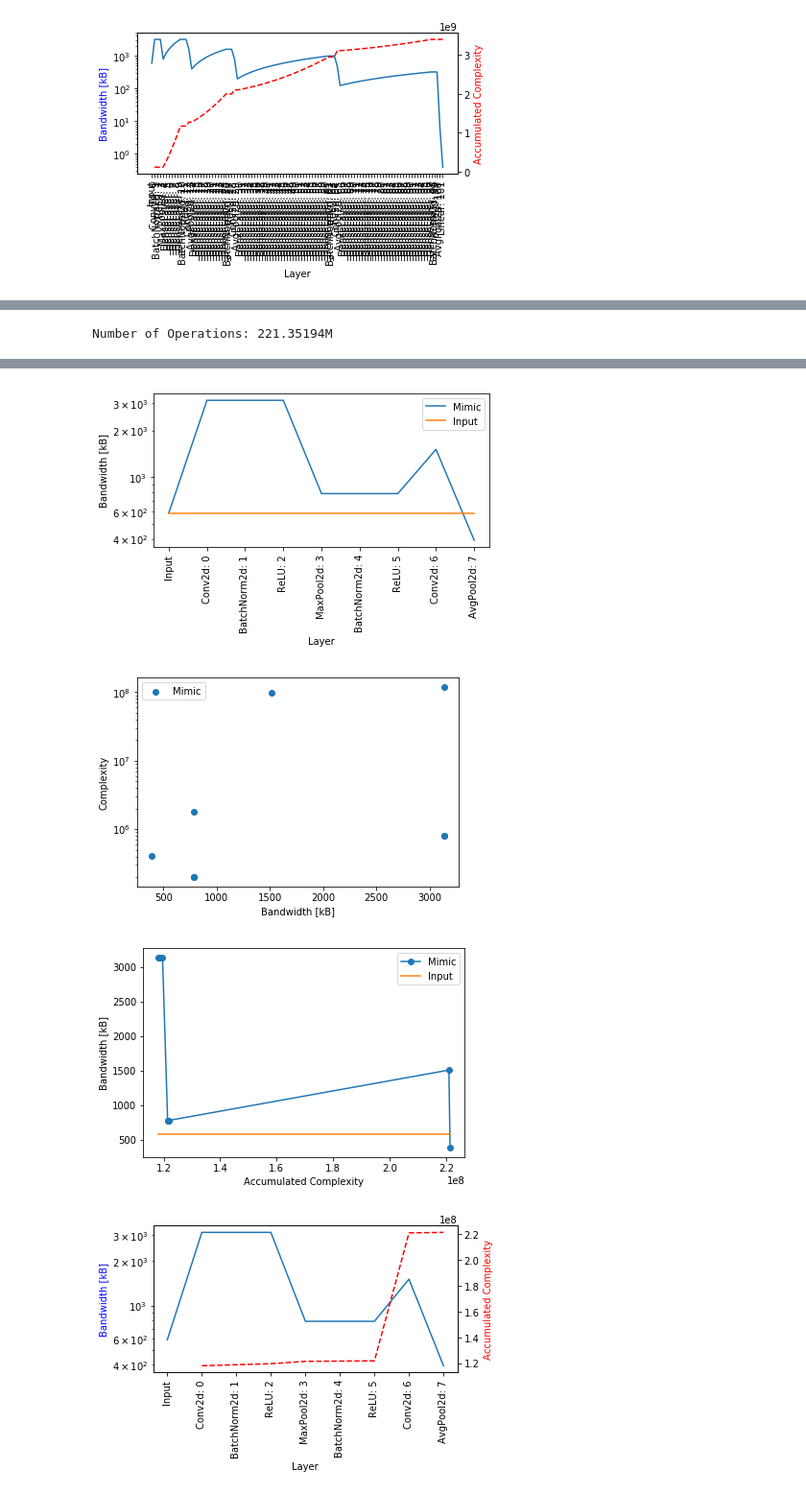
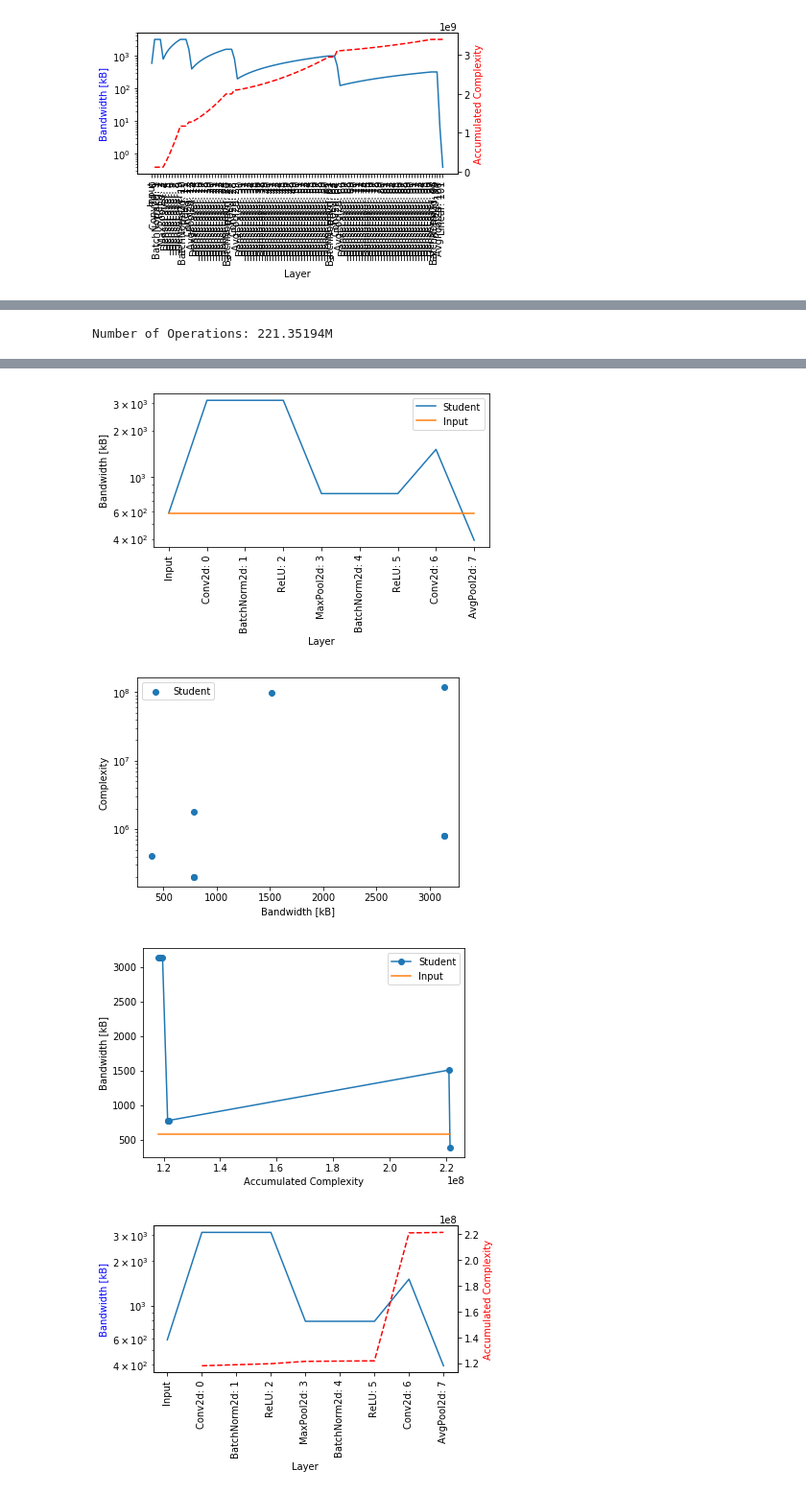
Before and after one commit to yoshitomo-matsubara/head-network-distillation, a Jupyter notebook: src/splittable_point_finder.ipynb, the cells around one changed output, grey strips where cells are left out. Shown: that part at 96% size. Saved outputs shown, nothing was run; the diff lists cells and outputs as text; code cells hidden in the pictures.

```diff
--- a/src/splittable_point_finder.ipynb
+++ b/src/splittable_point_finder.ipynb
@@ -119,4 +128,4 @@ Number of Operations: 3399.00887M
 # %%
-_ = net_measure_util.compute_model_complexity_and_bandwidth(student_model, 'Mimic', input_shape, scaled=False)
+_ = net_measure_util.compute_model_complexity_and_bandwidth(student_model, 'Student', input_shape, scaled=False)
 # %% [output]
 Number of Operations: 221.35194M
@@ -125,4 +134,4 @@ Number of Operations: 221.35194M
-[figure, old version]
+[figure, new version]
-[figure, old version]
+[figure, new version]
-[figure, old version]
+[figure, new version]
 [figure]
```
Also changed, not shown: parts of 7 cells of this notebook.
